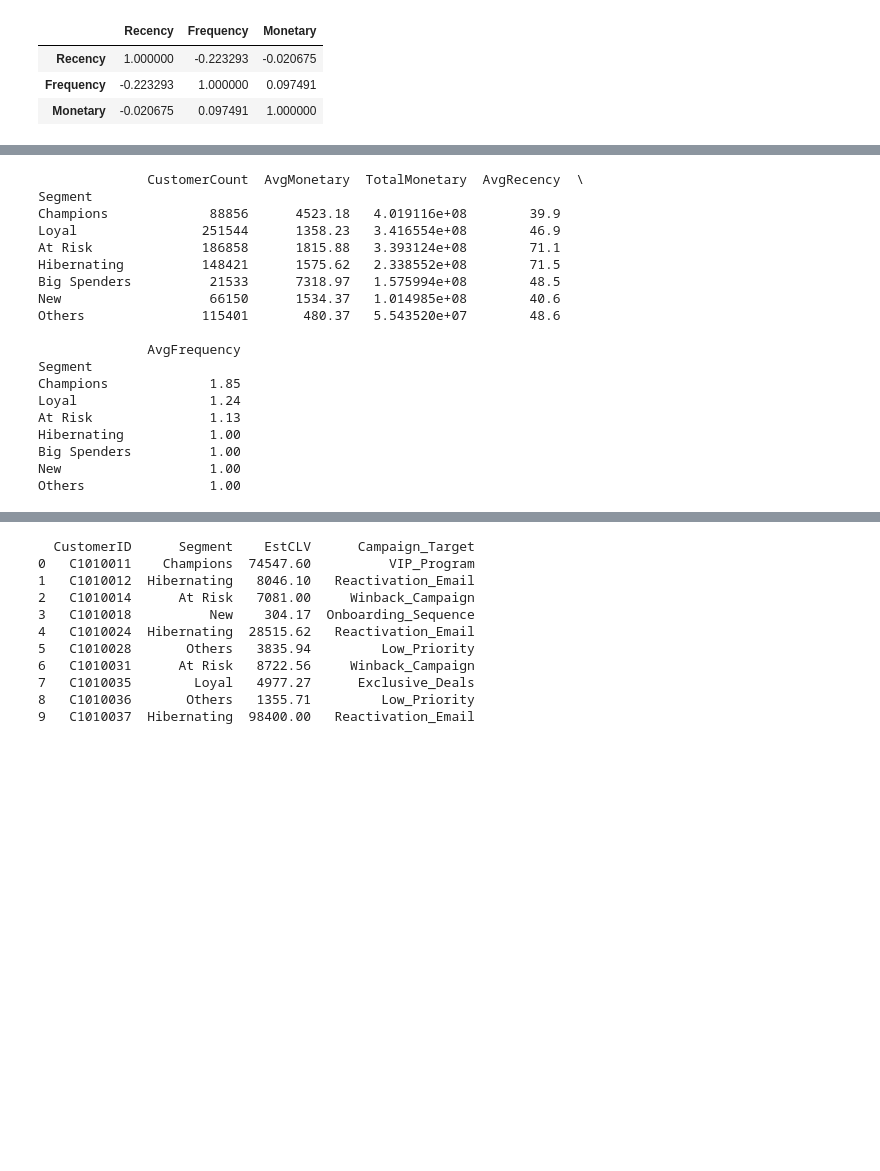
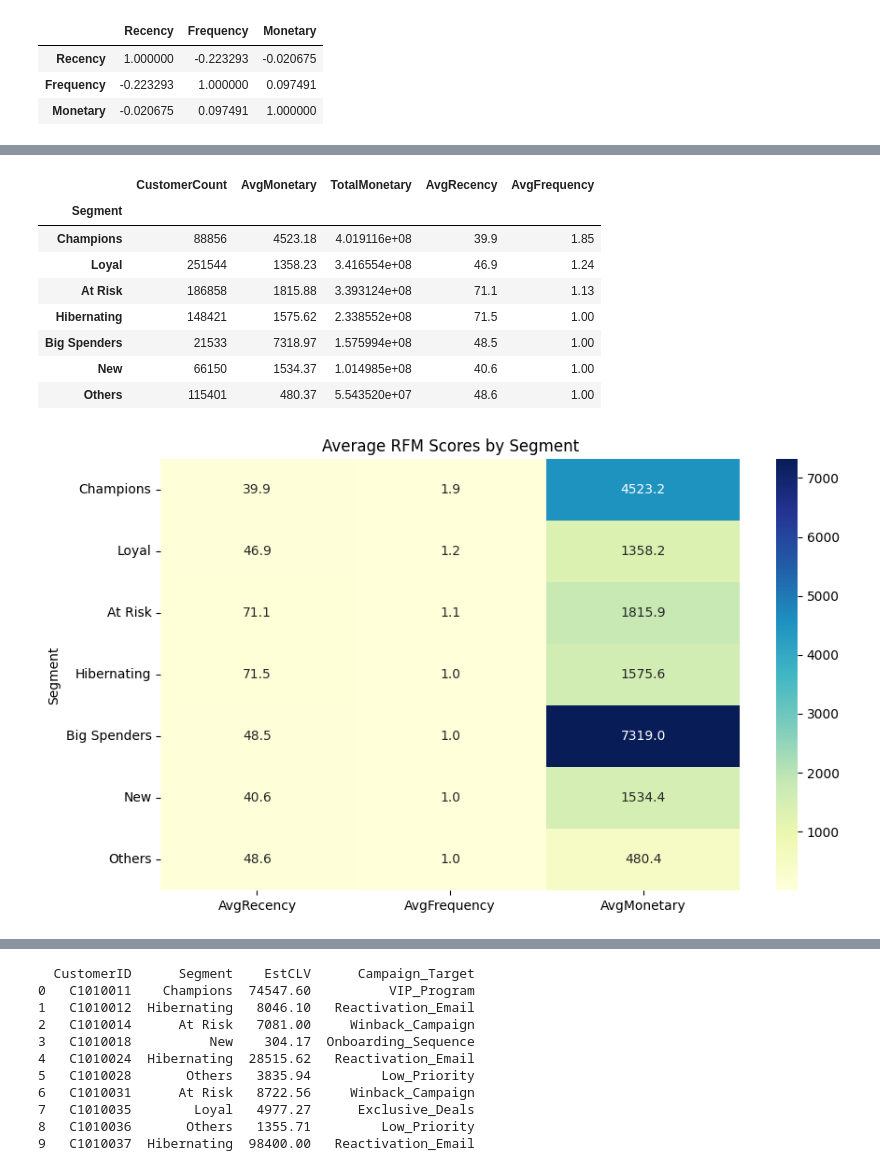
Before and after one commit to bopitien/rfm-customer-segmentation-novabank, a Jupyter notebook: notebooks/analysis.ipynb, the cells around one changed output, grey strips where cells are left out. Cells and saved outputs as stored; diff of their text form; code cells hidden in the pictures; blank space fills up the shorter version.

```diff
--- a/notebooks/analysis.ipynb
+++ b/notebooks/analysis.ipynb
@@ -695,24 +734,25 @@ segment_summary = segment_summary.round({
 segment_summary = segment_summary.sort_values(by='TotalMonetary', ascending=False)
 
 # Display the updated segment summary
-print(segment_summary)
+segment_summary
 # %% [output]
-              CustomerCount  AvgMonetary  TotalMonetary  AvgRecency  \
-Segment
-Champions             88856      4523.18   4.019116e+08        39.9
-Loyal                251544      1358.23   3.416554e+08        46.9
-At Risk              186858      1815.88   3.393124e+08        71.1
-Hibernating          148421      1575.62   2.338552e+08        71.5
-Big Spenders          21533      7318.97   1.575994e+08        48.5
-New                   66150      1534.37   1.014985e+08        40.6
-Others               115401       480.37   5.543520e+07        48.6
-
-              AvgFrequency
-Segment
-Champions             1.85
-Loyal                 1.24
-At Risk               1.13
-Hibernating           1.00
-Big Spenders          1.00
-New                   1.00
-Others                1.00
+|  | CustomerCount | AvgMonetary | TotalMonetary | AvgRecency | AvgFrequency |
+| Segment |  |  |  |  |  |
+| Champions | 88856 | 4523.18 | 4.019116e+08 | 39.9 | 1.85 |
+| Loyal | 251544 | 1358.23 | 3.416554e+08 | 46.9 | 1.24 |
+| At Risk | 186858 | 1815.88 | 3.393124e+08 | 71.1 | 1.13 |
+| Hibernating | 148421 | 1575.62 | 2.338552e+08 | 71.5 | 1.00 |
+| Big Spenders | 21533 | 7318.97 | 1.575994e+08 | 48.5 | 1.00 |
+| New | 66150 | 1534.37 | 1.014985e+08 | 40.6 | 1.00 |
+| Others | 115401 | 480.37 | 5.543520e+07 | 48.6 | 1.00 |
+# %%
+
+# Prepare data
+rfm_heatmap = segment_summary[['AvgRecency', 'AvgFrequency', 'AvgMonetary']]
+
+plt.figure(figsize=(10, 6))
+sns.heatmap(rfm_heatmap, annot=True, fmt=".1f", cmap="YlGnBu")
+plt.title('Average RFM Scores by Segment')
+plt.show()
+# %% [output]
+[figure, added]
```
Also changed, not shown: parts of 34 cells of this notebook, 4 other files.
